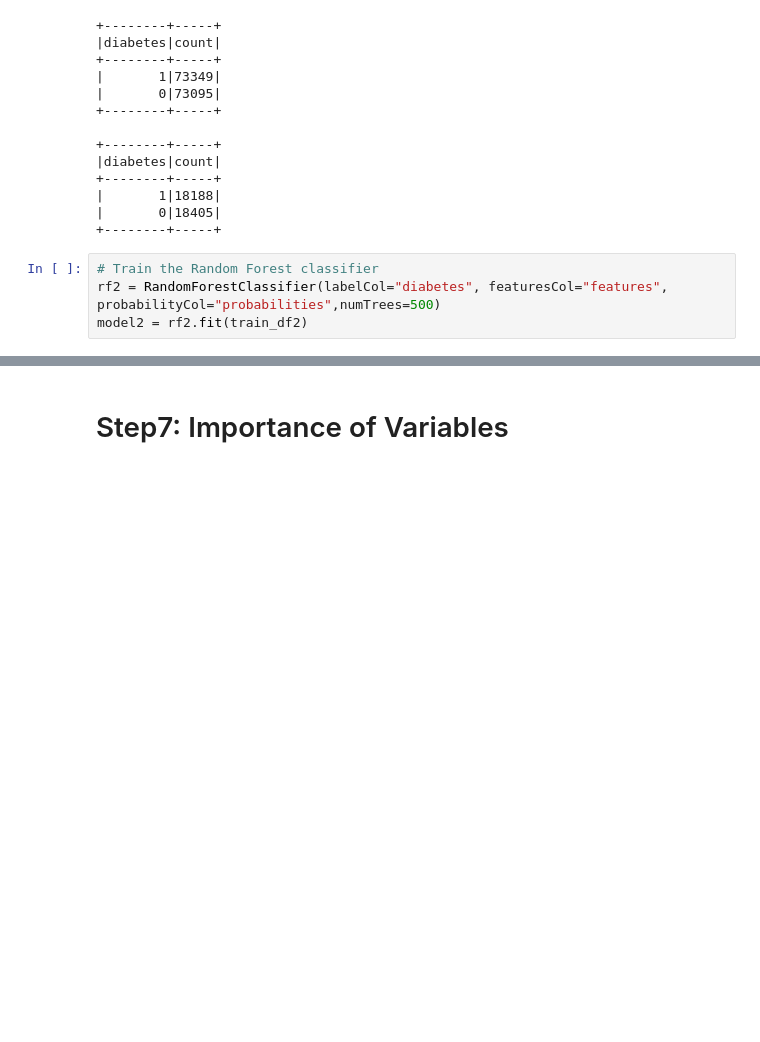
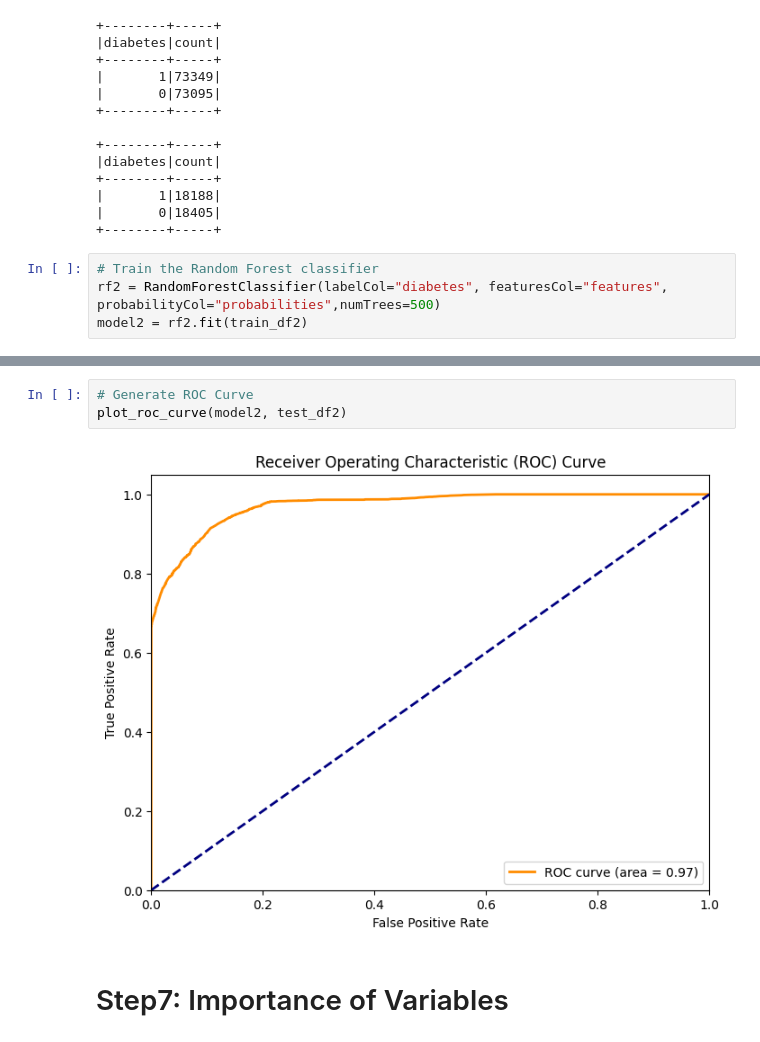
Before and after one commit to Youjian-Huang/ALY_6110_Assignment, a Jupyter notebook: Final_Project.ipynb, the cells around one changed output, grey strips where cells are left out. Saved outputs shown, nothing was run; the diff lists cells and outputs as text; blank space fills up the shorter version.

```diff
--- a/Final_Project.ipynb
+++ b/Final_Project.ipynb
@@ -617,4 +617,9 @@ F1 Score: 0.8952434247341914
 Accuracy: 0.8976853496570383
+# %%
+# Generate ROC Curve
+plot_roc_curve(model2, test_df2)
+# %% [output]
+[figure, added]
 # %% [markdown]
 # Step7: Importance of Variables
 # %%
```
Also changed, not shown: parts of 11 cells of this notebook.
